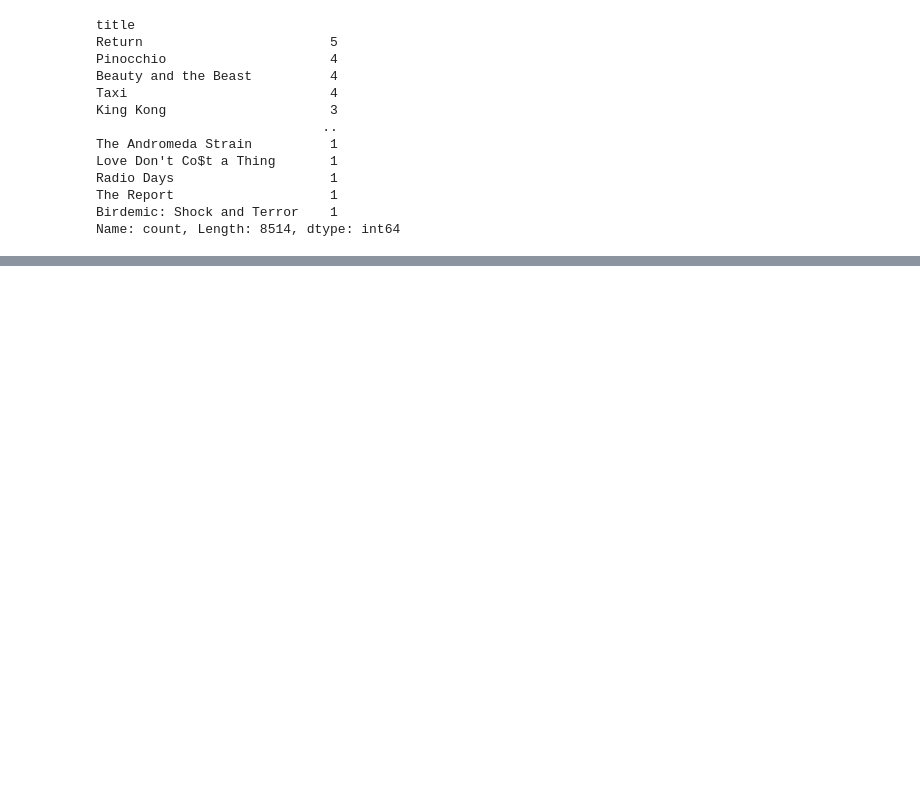
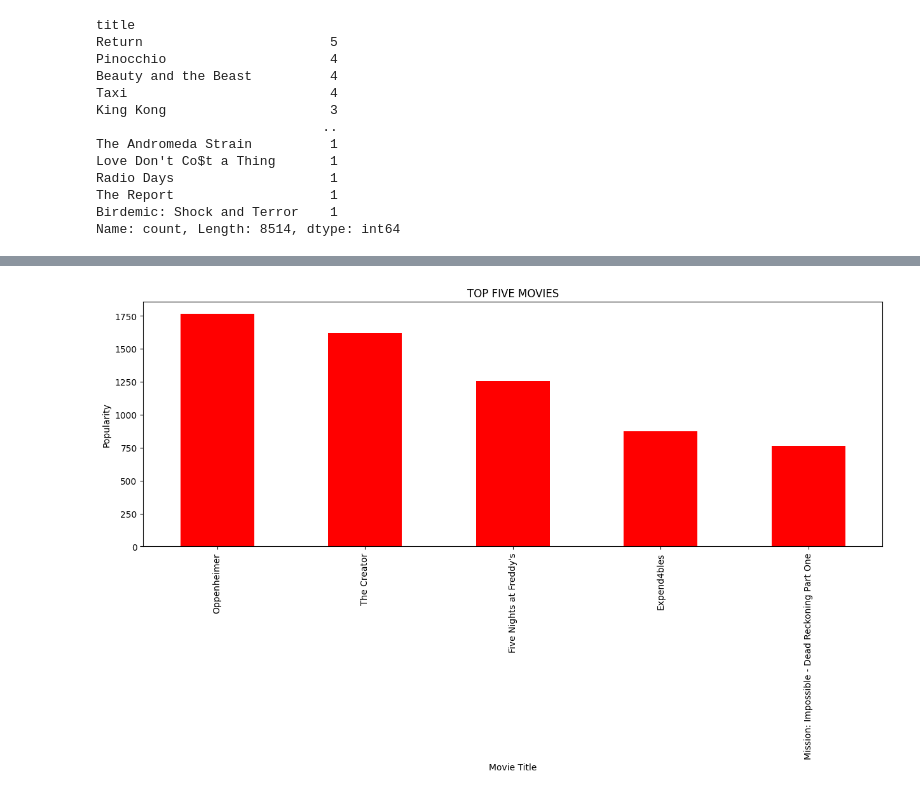
Before and after one commit to Natasha7769/my_streamlitapp, a Jupyter notebook: analysis.ipynb, the cells around one changed output, grey strips where cells are left out. Cells and saved outputs as stored; diff of their text form; code cells hidden in the pictures; blank space fills up the shorter version.

```diff
--- a/analysis.ipynb
+++ b/analysis.ipynb
@@ -79,0 +221,3 @@ Name: count, Length: 8514, dtype: int64
+# %%
+data1=df.groupby('title')['popularity'].mean().sort_values(ascending=False)
+data1
@@ -79,0 +238,8 @@ Name: count, Length: 8514, dtype: int64
+# %%
+# sns.barplot(x='title',y='popularity',data=df).head()
+data1.head().plot(kind='bar',x='title',y='popularity',color='r',title='TOP FIVE MOVIES',figsize=(15,5))
+plt.xlabel('Movie Title')
+plt.ylabel('Popularity')
+plt.show()
+# %% [output]
+[figure, added]
```
Also changed, not shown: parts of 24 cells of this notebook, 1 other file.
